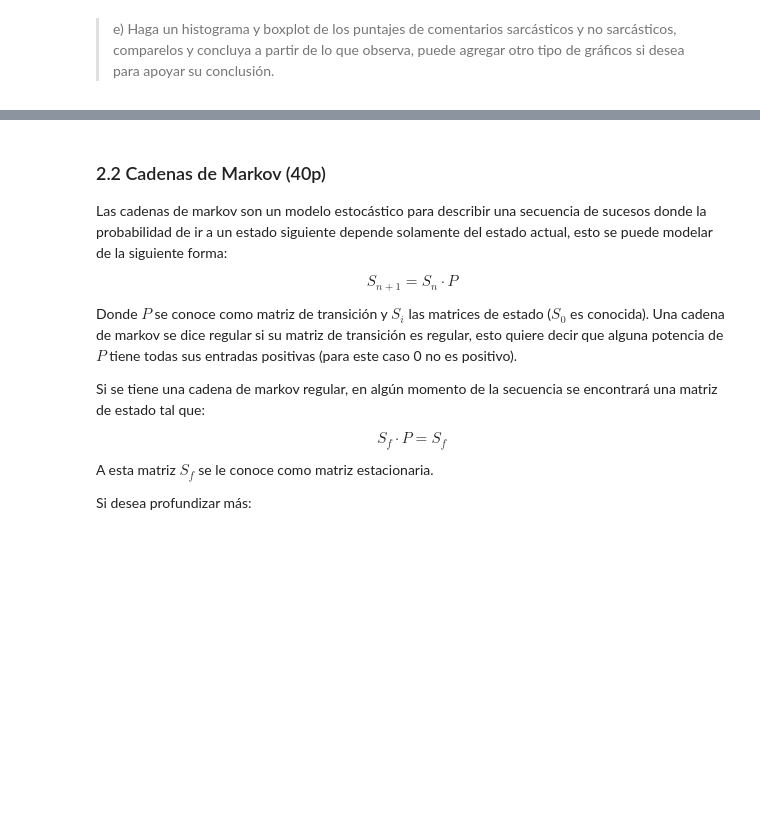
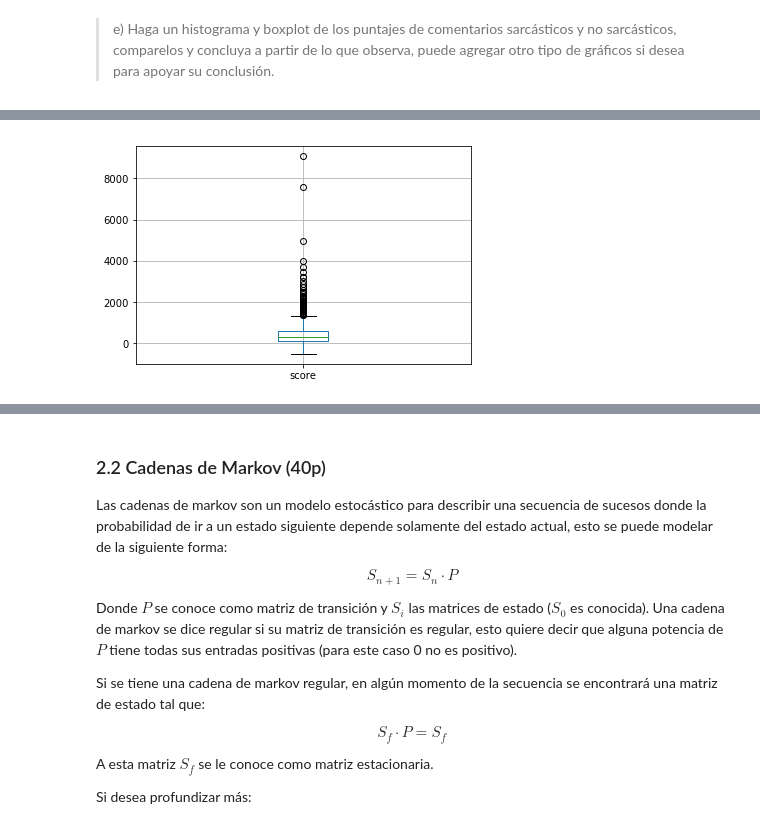
Before and after one commit to DankerMarthox/ESTACA, a Jupyter notebook: Laboratorio1/Laboratorio 1.ipynb, the cells around one changed output, grey strips where cells are left out. Saved outputs shown, nothing was run; the diff lists cells and outputs as text; code cells hidden in the pictures; blank space fills up the shorter version.

```diff
--- a/Laboratorio1/Laboratorio 1.ipynb
+++ b/Laboratorio1/Laboratorio 1.ipynb
@@ -149,3 +157,9 @@ plt.show()
+# %%
+pd.DataFrame(histoYes["score"]).boxplot()
+plt.title("Comentarios sarcasticos")
+plt.show()
+# %% [output]
+[figure, added]
 # %% [markdown]
 ## 2. Simulaciones
 
```
Also changed, not shown: parts of 3 cells of this notebook.
